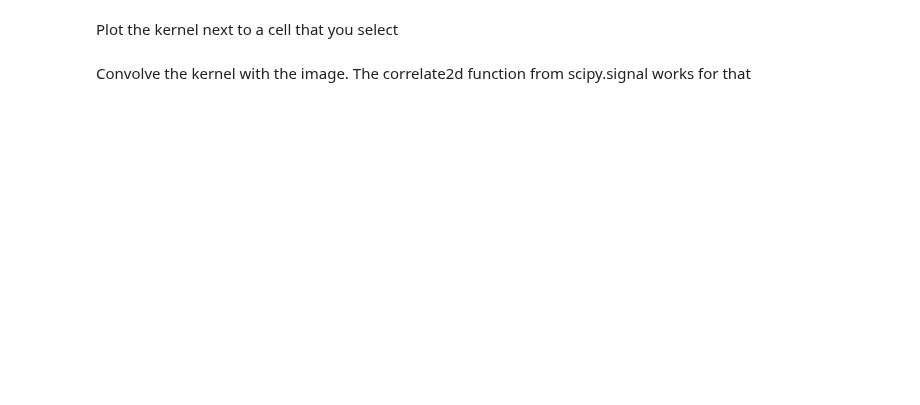
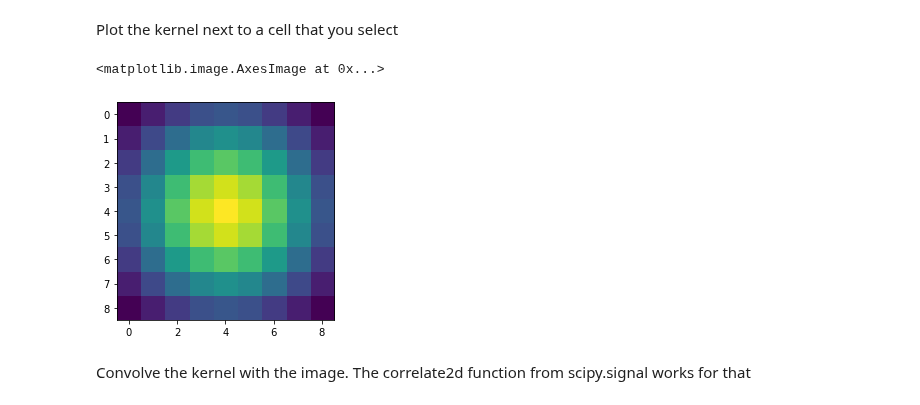
Before and after one commit to mackelab/msne-lsmlsda-2019, a Jupyter notebook: exercises/week11_imaging_analysis/Part 1 A anatomical segmentation for students.ipynb, the cells around one changed output. Cells and saved outputs as stored; diff of their text form; code cells hidden in the pictures; blank space fills up the shorter version.

```diff
--- a/exercises/week11_imaging_analysis/Part 1 A anatomical segmentation for students.ipynb
+++ b/exercises/week11_imaging_analysis/Part 1 A anatomical segmentation for students.ipynb
@@ -26,5 +56,10 @@ Design a kernel similar to a cell for cross correlation. For indicators localise
 # %% [markdown]
 Plot the kernel next to a cell that you select
+# %%
+plt.imshow(kernel)
+# %% [output]
+<matplotlib.image.AxesImage at 0x...>
+[figure, added]
 # %% [markdown]
 Convolve the kernel with the image. The correlate2d function from scipy.signal works for that
 # %%
```
Also changed, not shown: parts of 7 cells of this notebook, 6 other files.
